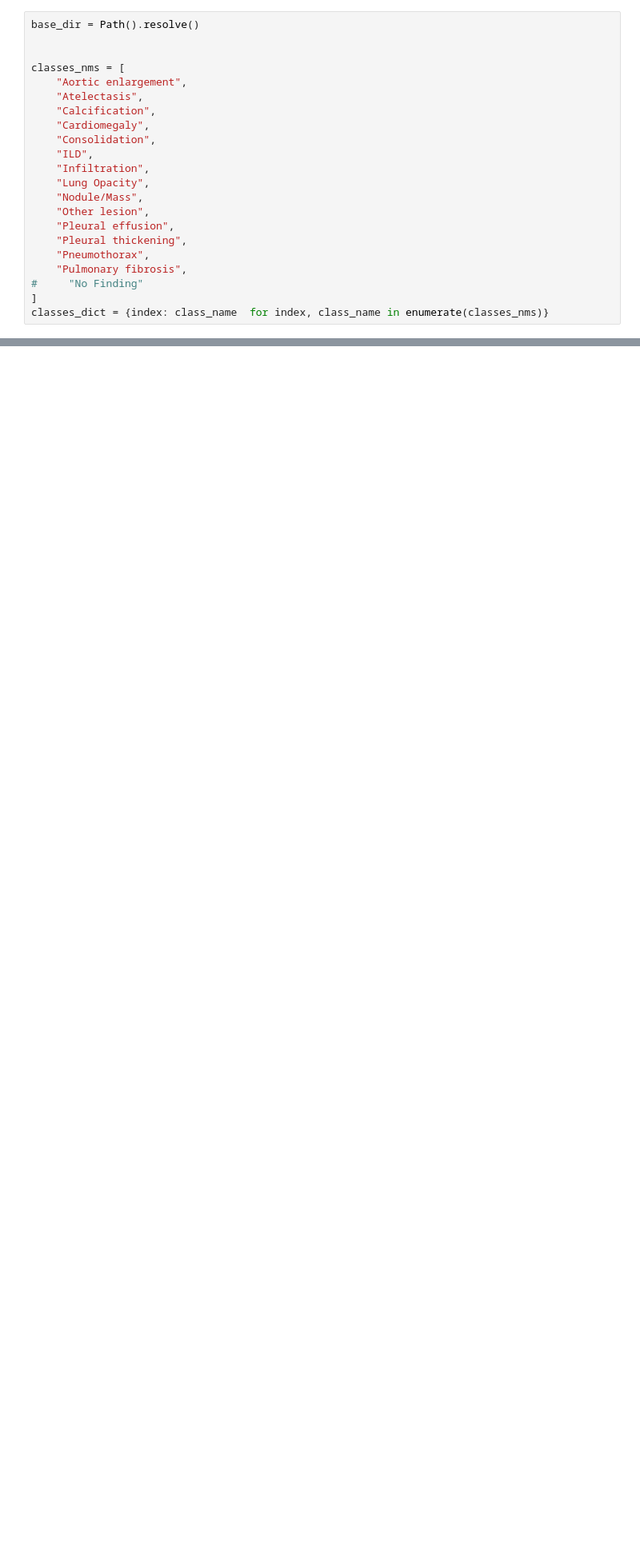
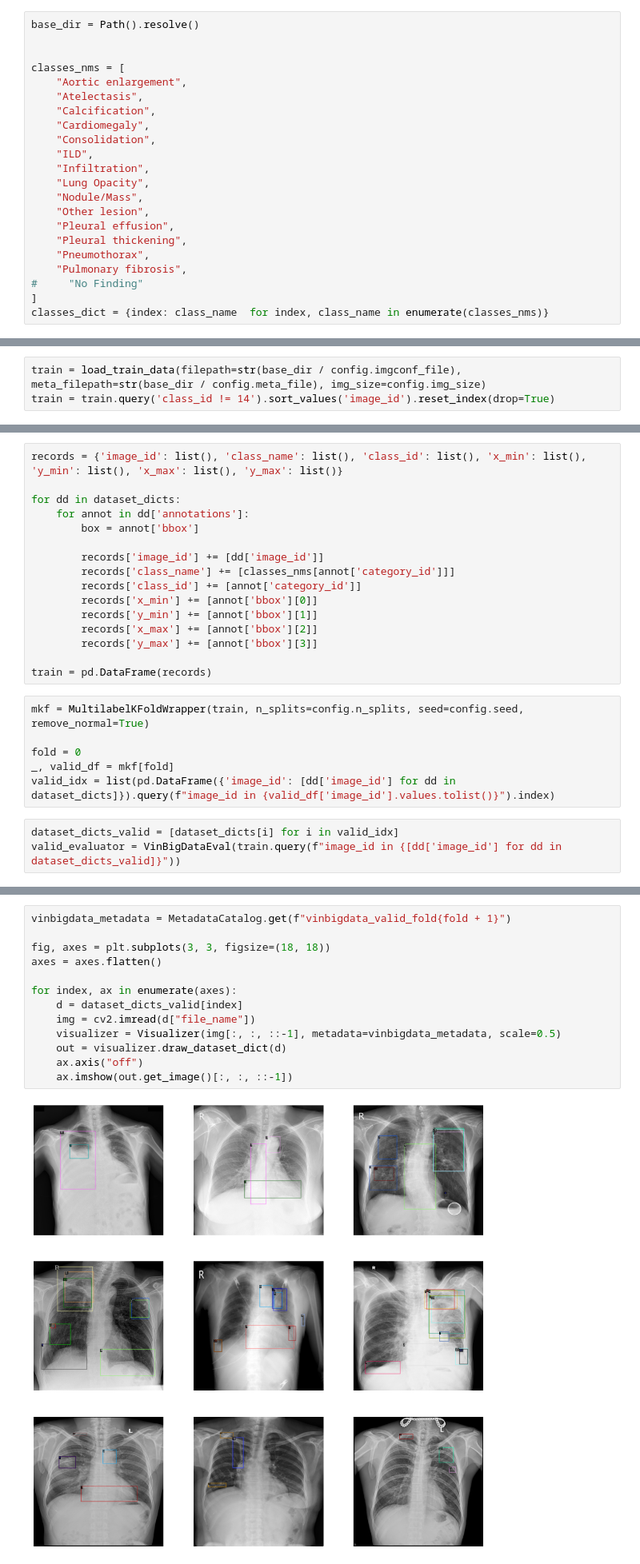
Before and after one commit to yamaguchi-milkcocholate/JaneStreet, a Jupyter notebook: src/VinBigData-ObjectDetection/detectron2_evaluation.ipynb, the cells around one changed output, grey strips where cells are left out. Shown at 80% size. Saved outputs shown, nothing was run; the diff lists cells and outputs as text; blank space fills up the shorter version.

```diff
--- a/src/VinBigData-ObjectDetection/detectron2_evaluation.ipynb
+++ b/src/VinBigData-ObjectDetection/detectron2_evaluation.ipynb
@@ -79,0 +332,3 @@ for nm in ['retinanet_R_101_FPN_3x_mkf_5']:
+# %%
+train = load_train_data(filepath=str(base_dir / config.imgconf_file), meta_filepath=str(base_dir / config.meta_file), img_size=config.img_size)
+train = train.query('class_id != 14').sort_values('image_id').reset_index(drop=True)
@@ -79,0 +358,25 @@ for nm in ['retinanet_R_101_FPN_3x_mkf_5']:
+# %%
+records = {'image_id': list(), 'class_name': list(), 'class_id': list(), 'x_min': list(), 'y_min': list(), 'x_max': list(), 'y_max': list()}
+
+for dd in dataset_dicts:
+    for annot in dd['annotations']:
+        box = annot['bbox']
+
+        records['image_id'] += [dd['image_id']]
+        records['class_name'] += [classes_nms[annot['category_id']]]
+        records['class_id'] += [annot['category_id']]
+        records['x_min'] += [annot['bbox'][0]]
+        records['y_min'] += [annot['bbox'][1]]
+        records['x_max'] += [annot['bbox'][2]]
+        records['y_max'] += [annot['bbox'][3]]
+
+train = pd.DataFrame(records)
+# %%
+mkf = MultilabelKFoldWrapper(train, n_splits=config.n_splits, seed=config.seed, remove_normal=True)
+
+fold = 0
+_, valid_df = mkf[fold]
+valid_idx = list(pd.DataFrame({'image_id': [dd['image_id'] for dd in dataset_dicts]}).query(f"image_id in {valid_df['image_id'].values.tolist()}").index)
+# %%
+dataset_dicts_valid = [dataset_dicts[i] for i in valid_idx]
+valid_evaluator = VinBigDataEval(train.query(f"image_id in {[dd['image_id'] for dd in dataset_dicts_valid]}"))
@@ -79,0 +447,15 @@ for nm in ['retinanet_R_101_FPN_3x_mkf_5']:
+# %%
+vinbigdata_metadata = MetadataCatalog.get(f"vinbigdata_valid_fold{fold + 1}")
+
+fig, axes = plt.subplots(3, 3, figsize=(18, 18))
+axes = axes.flatten()
+
+for index, ax in enumerate(axes):
+    d = dataset_dicts_valid[index]
+    img = cv2.imread(d["file_name"])
+    visualizer = Visualizer(img[:, :, ::-1], metadata=vinbigdata_metadata, scale=0.5)
+    out = visualizer.draw_dataset_dict(d)
+    ax.axis("off")
+    ax.imshow(out.get_image()[:, :, ::-1])
+# %% [output]
+[figure, added]
```
Also changed, not shown: parts of 23 cells of this notebook, 4 other files.
